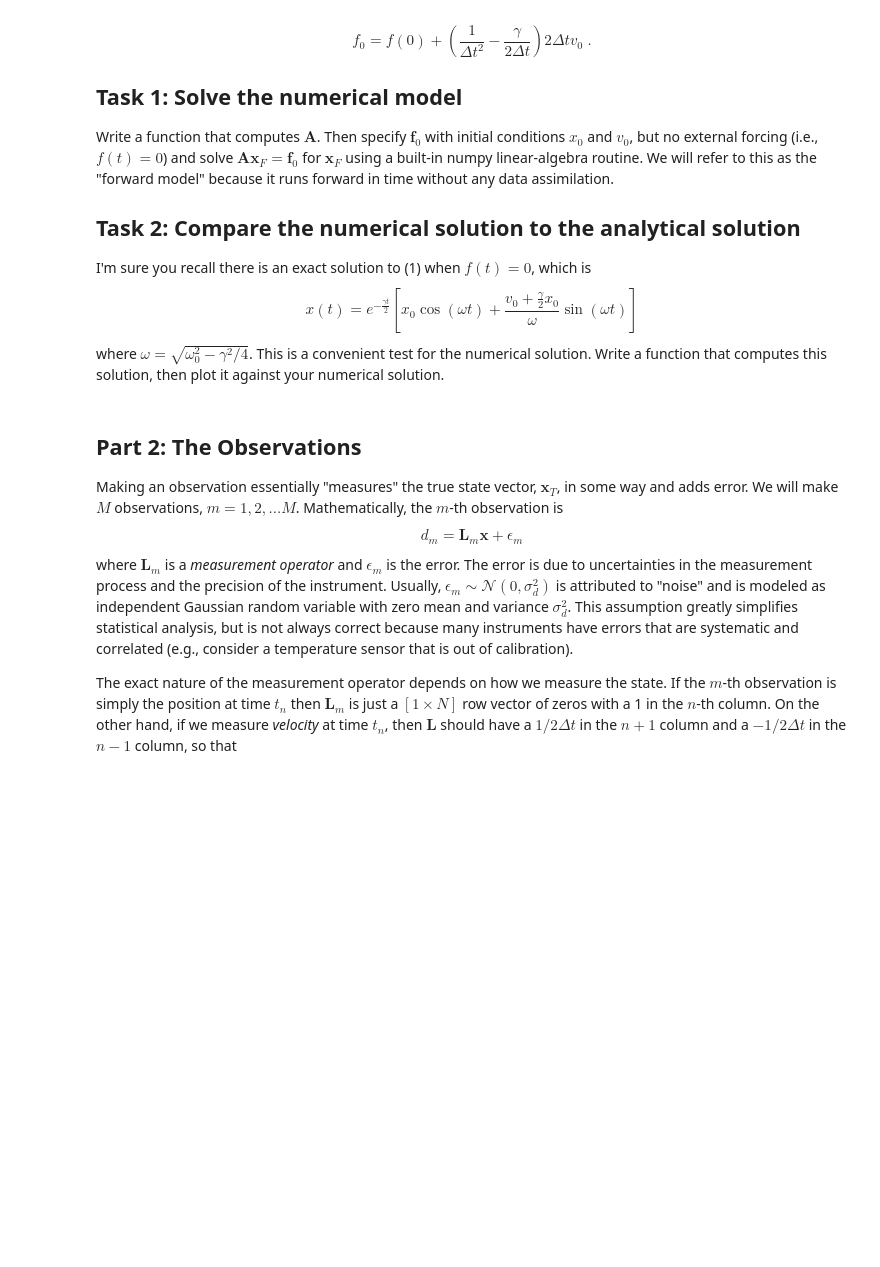
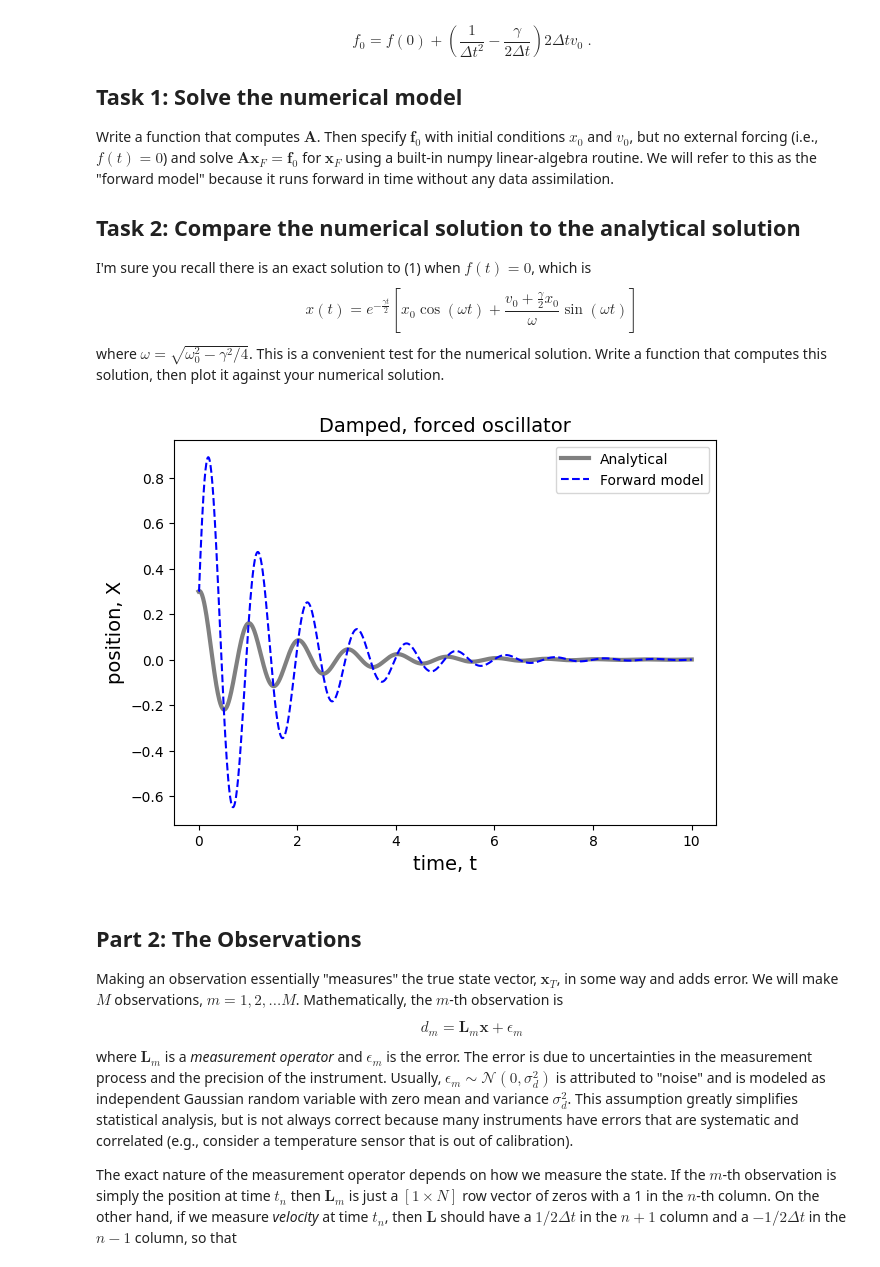
Before and after one commit to smkellyUMN/data-assimilation-lab-jebin001-Sreyan, a Jupyter notebook: data_assimilation.ipynb, the cells around one changed output. Drawn from its saved outputs; the diff is of its cells as text; code cells hidden in the pictures; blank space fills up the shorter version.

```diff
--- a/data_assimilation.ipynb
+++ b/data_assimilation.ipynb
@@ -111,8 +111,13 @@ t=np.linspace(0,T,N)
 dt=t[1]-t[0]
 
 # Define the analytical solution for a weakly damped oscillator
-def calc_theory(t,omega0,gamma):
-    # YOUR CODE HERE
+def calc_theory(t, omega0, gamma):
+    # Analytical solution for damped, unforced oscillator
+    omega = np.sqrt(omega0**2 - (gamma**2) / 4)
+    x = np.exp(-gamma * t / 2) * (
+        x0 * np.cos(omega * t) +
+        (v0 + (gamma / 2) * x0) / omega * np.sin(omega * t)
+    )
     return x
 
 # Define the linear operator A so that the damped harmonic oscillator is Ax=f
@@ -126,44 +131,55 @@ def calc_A(t,omega0,gamma):
     A=np.zeros((N,N))
 
     # 1st equation is just x0=x0
-    # YOUR CODE HERE
+    A[0,0] = 1
 
     # 2nd equation uses v0 to specify the ghost point x_{-1}
-    # YOUR CODE HERE
-
+    # (x1 - 2x0 + x_{-1})/dt^2 + gamma*(x1 - x_{-1})/(2dt) + omega0^2*x0 = f0
+    # Substitute x_{-1} = x1 - 2*dt*v0
+    A[1,0] = -2/dt**2 + omega0**2
+    A[1,1] = (1/dt**2 + gamma/(2*dt)) + (1/dt**2 - gamma/(2*dt))
 
     # Define the rest of the equations using centered differences
-    # YOUR CODE HERE
+    for n in range(2, N):
+        A[n, n-2] = 0  # not used, but for clarity
+        A[n, n-1] = 1/dt**2 - gamma/(2*dt)
+        A[n, n]   = -2/dt**2 + omega0**2
+        if n+1 < N:
+            A[n, n+1] = 1/dt**2 + gamma/(2*dt)
 
     return A
 
 # Define the forcing vector
-f=np.zeros(N);
+f = np.zeros(N)
 
 # 1st equation is just x0=x0
-# YOUR CODE HERE
+f[0] = x0
 
 # 2nd equation uses v0 to specify the ghost point x_{-1}
-# YOUR CODE HERE
+# f[1] = f(0) + (1/dt**2 - gamma/(2*dt)) * 2*dt*v0
+f[1] = (1/dt**2 - gamma/(2*dt)) * 2 * dt * v0
 
 # Run the model by solving a linear system Ax=f
-#xF=???? # YOUR CODE HERE
+A = calc_A(t, omega0, gamma)
+xF = np.linalg.solve(A, f)
 
 x_theory=calc_theory(t,omega0,gamma)
 
 # Plot
 fig = plt.figure(1,figsize=(7, 5), dpi=100)
 plt.clf()
 ax = fig.gca()
 plt.plot(t,x_theory,'-',color='gray',label='Analytical',linewidth=3)
 plt.plot(t,xF,'b--',label='Forward model')
 plt.title(r'Damped, forced oscillator', fontsize=14)
 plt.xlabel('time, t', fontsize=14)
 plt.ylabel('position, X', fontsize=14)
 
 plt.legend(loc='upper right')
 
 plt.show()
+# %% [output]
+[figure, added]
 # %% [markdown]
 ## Part 2: The Observations
 
```
Also changed, not shown: parts of 2 cells of this notebook.
